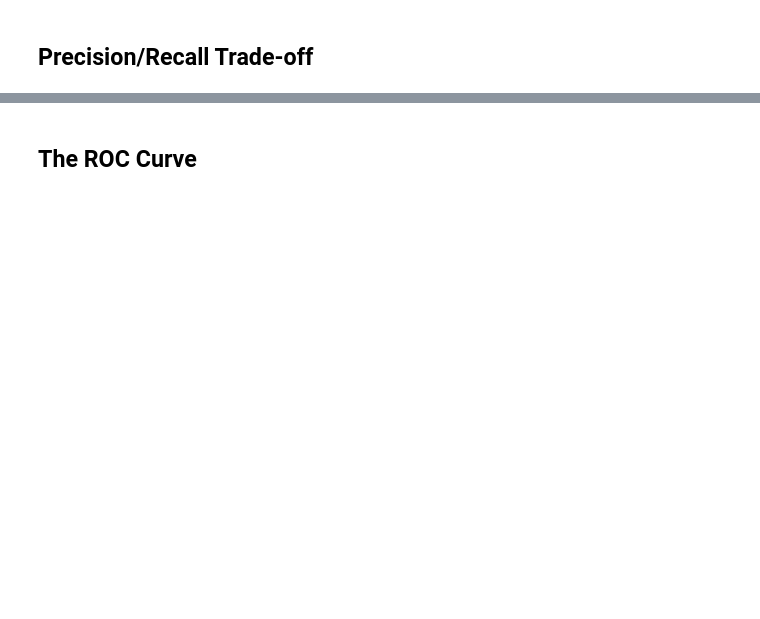
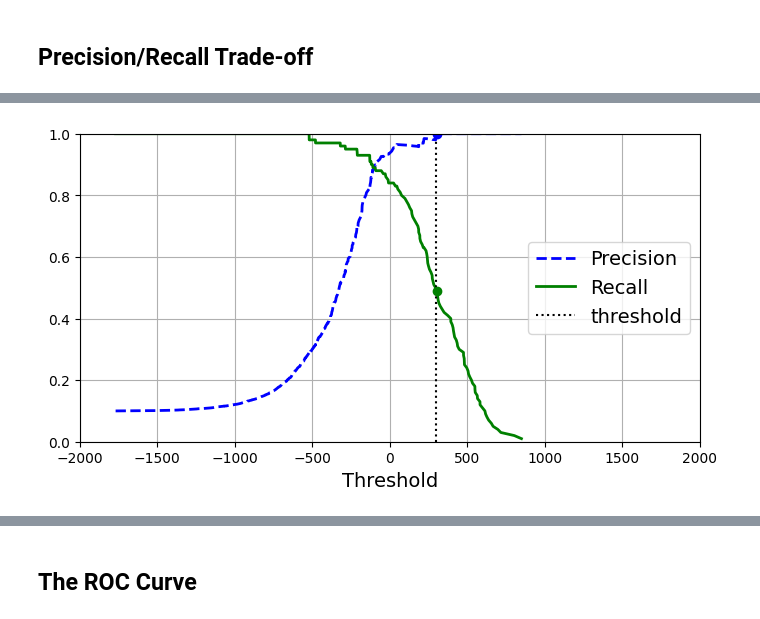
Before and after one commit to victor4628/fre-gy-7773-mlfe, a Jupyter notebook: 05_classification.ipynb, the cells around one changed output, grey strips where cells are left out. Saved outputs shown, nothing was run; the diff lists cells and outputs as text; code cells hidden in the pictures; blank space fills up the shorter version.

```diff
--- a/05_classification.ipynb
+++ b/05_classification.ipynb
@@ -220,6 +321,6 @@ plt.subplots_adjust(wspace=0, hspace=0)
 # split the data into a training set and a test set
 # it is randomly shuffled, so we can just take the first 60000 samples as the training
 # set and the last 10000 samples as the test set
-X_train, X_test, y_train, y_test = X[:60000], X[60000:], y[:60000], y[60000:]
+X_train, X_test, y_train, y_test = X[:1000], X[1000:], y[:1000], y[1000:]
 # %% [markdown]
 # Training a Binary Classifier
@@ -229,3 +327,6 @@ y_test_5 = #TODO
+# %%
+y_train_5 = (y_train == 5)
+y_test_5 = (y_test == 5)
 # %%
 from sklearn.linear_model import SGDClassifier
 
@@ -328,4 +477,4 @@ y_scores > 0
 # %%
-threshold = 3000
+threshold = 300
 y_some_digit_pred = y_scores > threshold
 y_some_digit_pred
@@ -340,18 +507,20 @@ precisions, recalls, thresholds = precision_recall_curve(y_train_5, y_scores)
 # %%
 plt.figure(figsize=(8, 4))  # extra code – it's not needed, just formatting
 plt.plot(thresholds, precisions[:-1], "b--", label="Precision", linewidth=2)
 plt.plot(thresholds, recalls[:-1], "g-", label="Recall", linewidth=2)
 plt.vlines(threshold, 0, 1.0, "k", "dotted", label="threshold")
 
 idx = (thresholds >= threshold).argmax()  # first index ≥ threshold
 plt.plot(thresholds[idx], precisions[idx], "bo")
 plt.plot(thresholds[idx], recalls[idx], "go")
-plt.axis([-50000, 50000, 0, 1])
+plt.axis([-2000, 2000, 0, 1])
 plt.grid()
 plt.xlabel("Threshold")
 plt.legend(loc="center right")
 
 plt.show()
+# %% [output]
+[figure, added]
 # %%
 import matplotlib.patches as patches  # extra code – for the curved arrow
 
```
Also changed, not shown: parts of 58 cells of this notebook.
